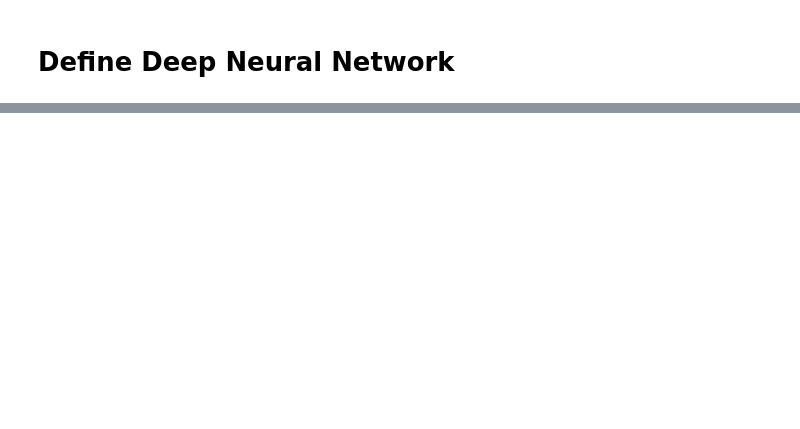
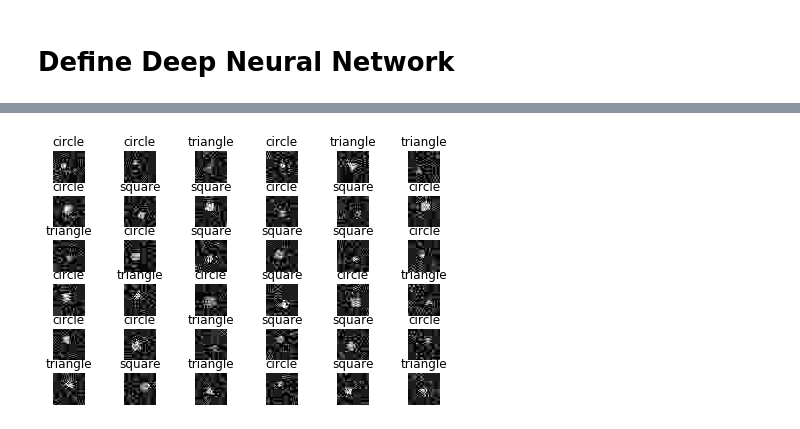
Before and after one commit to marcinwolter/MedicalPictures, a Jupyter notebook: figure_jpeg_cnn_reco.ipynb, the cells around one changed output, grey strips where cells are left out. Saved outputs shown, nothing was run; the diff lists cells and outputs as text; code cells hidden in the pictures; blank space fills up the shorter version.

```diff
--- a/figure_jpeg_cnn_reco.ipynb
+++ b/figure_jpeg_cnn_reco.ipynb
@@ -96,7 +97,8 @@ jpeg_format = "jpeg"
 # distortion - bluring sigma
 sigma = (1.8,1.8)
 #jpeg compression
-jpeg_compression = 10
+#jpeg_compression = 10
+jpeg_compression_list = [1,5,10,20,30,50,70,90,100]
 # %% [markdown]
 # **Generate noise**
 # %%
@@ -238,7 +240,7 @@ from PIL import Image
 from io import BytesIO
 import scipy.misc
 
-def distort_n_figures(images,  distortion=distortion, img_shape=img_shape, sigma = sigma, jpeg_compression=jpeg_compression):
+def distort_n_figures(images, jpeg_compression, distortion=distortion, img_shape=img_shape, sigma = sigma):
 
   if (distortion == "blur"):
     images_distorted = np.zeros((len(images), 1, img_shape[0], img_shape[1]))
@@ -338,9 +340,9 @@ def generate_datasets():
    xx_val   = xx_val  + next(gen_noise(batch_size_val, img_shape))
 
    #and distort an image
-   xx_train = distort_n_figures(xx_train)
-   xx_test  = distort_n_figures(xx_test)
-   xx_val   = distort_n_figures(xx_val)
+   xx_train = distort_n_figures(xx_train, jpeg_compression)
+   xx_test  = distort_n_figures(xx_test, jpeg_compression)
+   xx_val   = distort_n_figures(xx_val, jpeg_compression)
 
    #and clip to get maximum 1
    xx_train = np.clip(xx_train, 0, 1)
@@ -488,9 +457,9 @@ def base_model():
     model.add(Reshape((1,num_classes),input_shape=(num_classes,)))
 
 #    sgd = SGD(lr = 0.1, decay=1e-6, nesterov=True)
-    sgd = SGD(lr = 0.01, decay=1e-6, nesterov=True)
+#    sgd = SGD(lr = 0.01, decay=1e-6, nesterov=True)
 
 # Train model
 
-    model.compile(loss='categorical_crossentropy', optimizer=sgd, metrics=[metrics.categorical_accuracy])   # 'accuracy'
+    model.compile(loss='categorical_crossentropy', optimizer="adam", metrics=[metrics.categorical_accuracy])   # 'accuracy'
     return model
@@ -637,0 +502,79 @@ plot_results(2)
+# %%
+acc_scores = []
+loss_scores = []
+
+# Loop over jpeg qualities
+for jpeg_compression in jpeg_compression_list:
+
+   print("JPEG compression set to ",jpeg_compression)
+
+   # Generate data
+   xx_train, xx_test, xx_val, yy_train, yy_test, yy_val = generate_datasets()
+
+   #plot 100 figures (random offset)
+
+   plot_images(6)
+   plot_images(6)
+
+   plot_images(2)
+   plot_images(2)
+
+
+   yy_train = np_utils.to_categorical(yy_train, num_classes)
+   yy_test = np_utils.to_categorical(yy_test, num_classes)
+   yy_val = np_utils.to_categorical(yy_val, num_classes)
+
+   print("yy_train ",yy_train.shape)
+
+   #Define the network
+   cnn_n = base_model()
+   # load the previously saved model
+   try:
+      cnn_n = load_model('best_model.h5')
+   except:
+      print("No saved model, training a new one.")
+
+   # patient early stopping
+   es = EarlyStopping(monitor='val_categorical_accuracy', mode='max', verbose=1, patience=20)
+   mc = ModelCheckpoint('best_model.h5', monitor='val_categorical_accuracy', mode='max', verbose=1, save_best_only=True)
+
+   # fit model
+   cnn = cnn_n.fit(xx_train, yy_train, batch_size=batch_size, epochs=epochs, validation_data=(xx_test,yy_test),shuffle=True, callbacks=[es, mc])
+   # load the saved model
+   saved_model = load_model('best_model.h5')
+
+
+   # evaluate loaded model
+   scores_train = saved_model.evaluate(xx_train, yy_train, verbose=0)
+   scores_test  = saved_model.evaluate(xx_test,  yy_test,  verbose=0)
+   scores_val   = saved_model.evaluate(xx_val,   yy_val,   verbose=0)
+   print("Accuracy Train: %.2f%% , Test: %.2f%% Val: %.2f%% " % (scores_train[1]*100, scores_test[1]*100, scores_val[1]*100))
+
+   # add scores
+   acc_scores.append(scores_val[1]*100)
+   loss_scores.append(scores_val[0]*100)
+
+   #Plot training results
+   plot_training_results(cnn)
+   # Confussion matrix result
+   draw_confussion_matrix()
+
+   # Plot classified images
+   plot_results(6)
+   plot_results(6)
+   plot_results(6)
+   plot_results(6)
+   plot_results(6)
+
+   plot_results(2)
+   plot_results(2)
+   plot_results(2)
+   plot_results(2)
+   plot_results(2)
+   plot_results(2)
+   plot_results(2)
+   plot_results(2)
+   plot_results(2)
+   plot_results(2)
+# %% [output]
+[figure, added]
```
Also changed, not shown: parts of 22 cells of this notebook.
